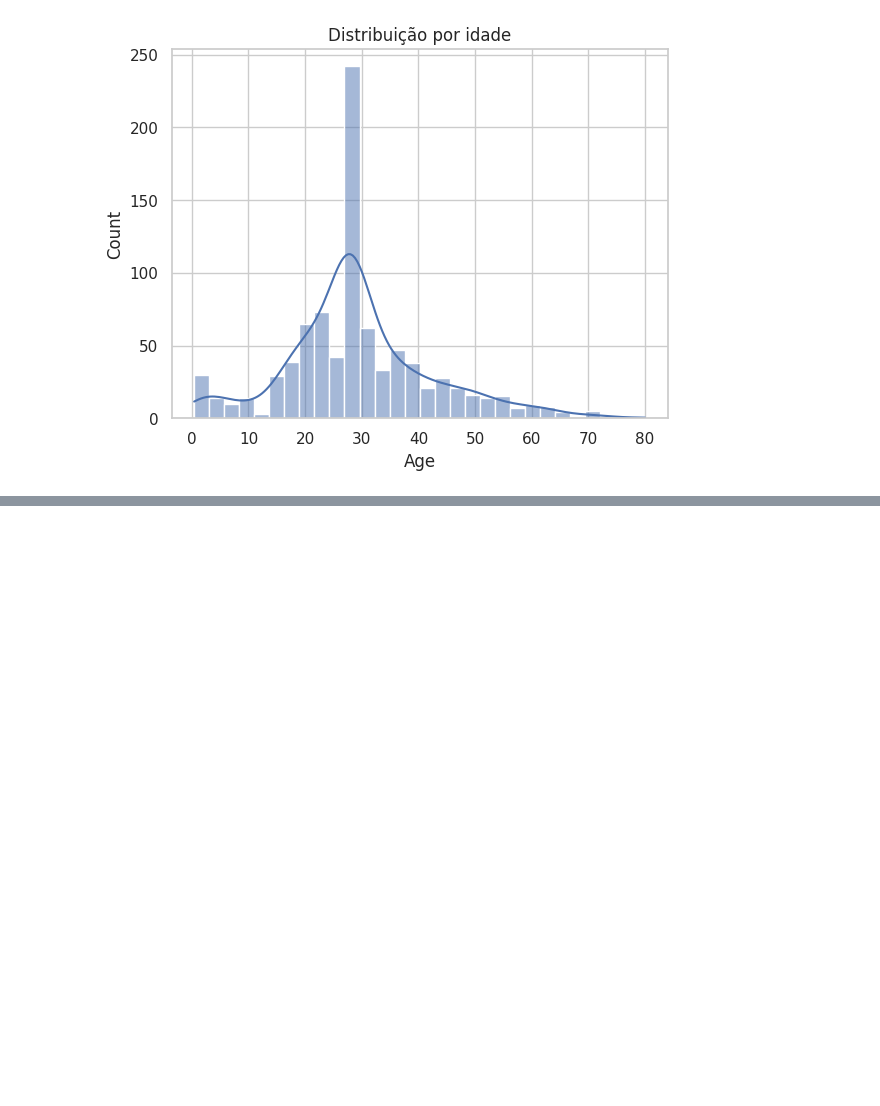
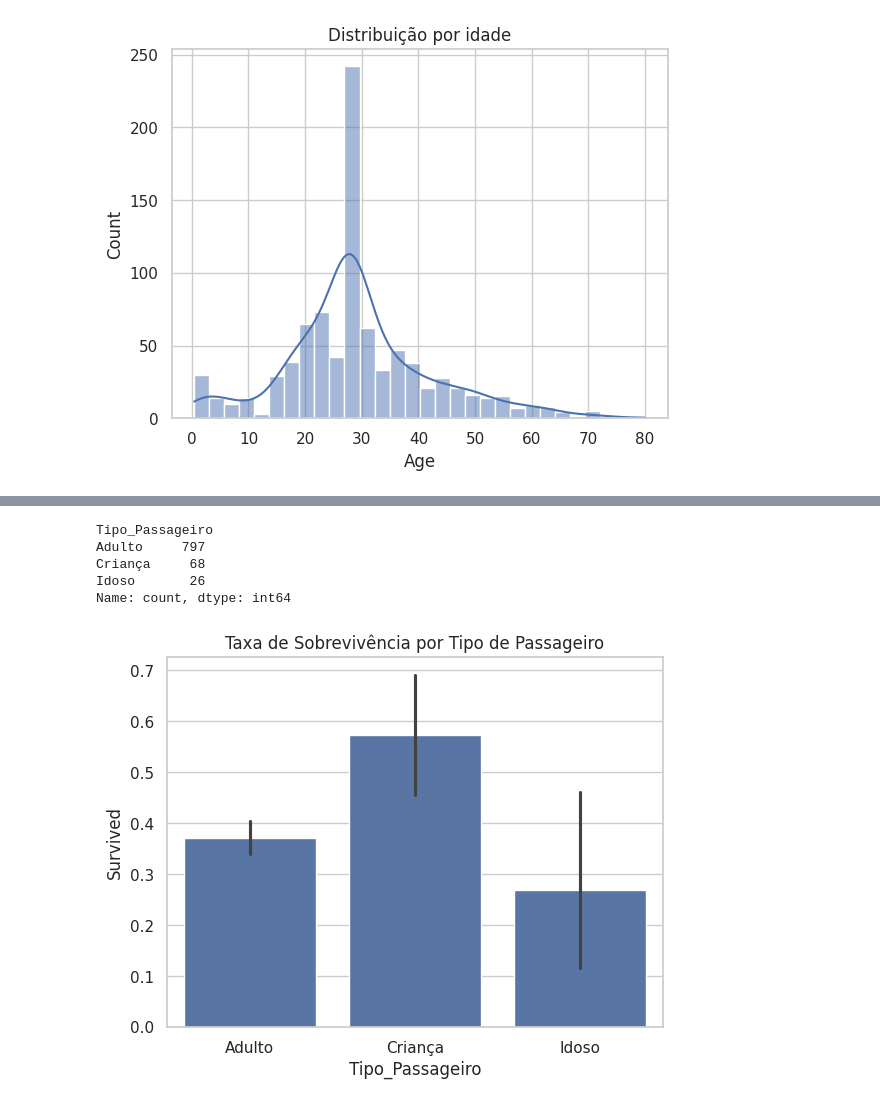
Before and after one commit to Gans-99/Jornada-Dados, a Jupyter notebook: Meu_Primeiro_Projeto_Dados.ipynb, the cells around one changed output, grey strips where cells are left out. Cells and saved outputs as stored; diff of their text form; code cells hidden in the pictures; blank space fills up the shorter version.

```diff
--- a/Meu_Primeiro_Projeto_Dados.ipynb
+++ b/Meu_Primeiro_Projeto_Dados.ipynb
@@ -98,0 +111,6 @@ plt.show()
+# %%
+# Somando os parentes + 1 (a própria pessoa)
+df['FamilySize'] = df['SibSp'] + df['Parch'] + 1
+
+# Média de sobrevivência por família
+df[['FamilySize', 'Survived']].groupby('FamilySize').mean().sort_values(by='Survived', ascending=False)
@@ -98,0 +129,29 @@ plt.show()
+# %%
+# Segmentação
+# Criando coluna categórica "Tipo_Passageiro"
+def categorizar_idade(idade):
+  if idade < 12:
+    return 'Criança'
+  elif idade < 60:
+    return 'Adulto'
+  else:
+    return 'Idoso'
+
+# Aplicando função na coluna Age e criando uma nova coluna
+df['Tipo_Passageiro'] = df['Age'].apply(categorizar_idade)
+
+# Contando quantos tem de cada tipo
+print(df['Tipo_Passageiro'].value_counts())
+# %% [output]
+Tipo_Passageiro
+Adulto     797
+Criança     68
+Idoso       26
+Name: count, dtype: int64
+# %%
+# Taxa de sobrevivência por tipo de passageiro
+sns.barplot(data=df, x='Tipo_Passageiro', y='Survived')
+plt.title('Taxa de Sobrevivência por Tipo de Passageiro')
+plt.show()
+# %% [output]
+[figure, added]
```
Also changed, not shown: parts of 3 cells of this notebook.
